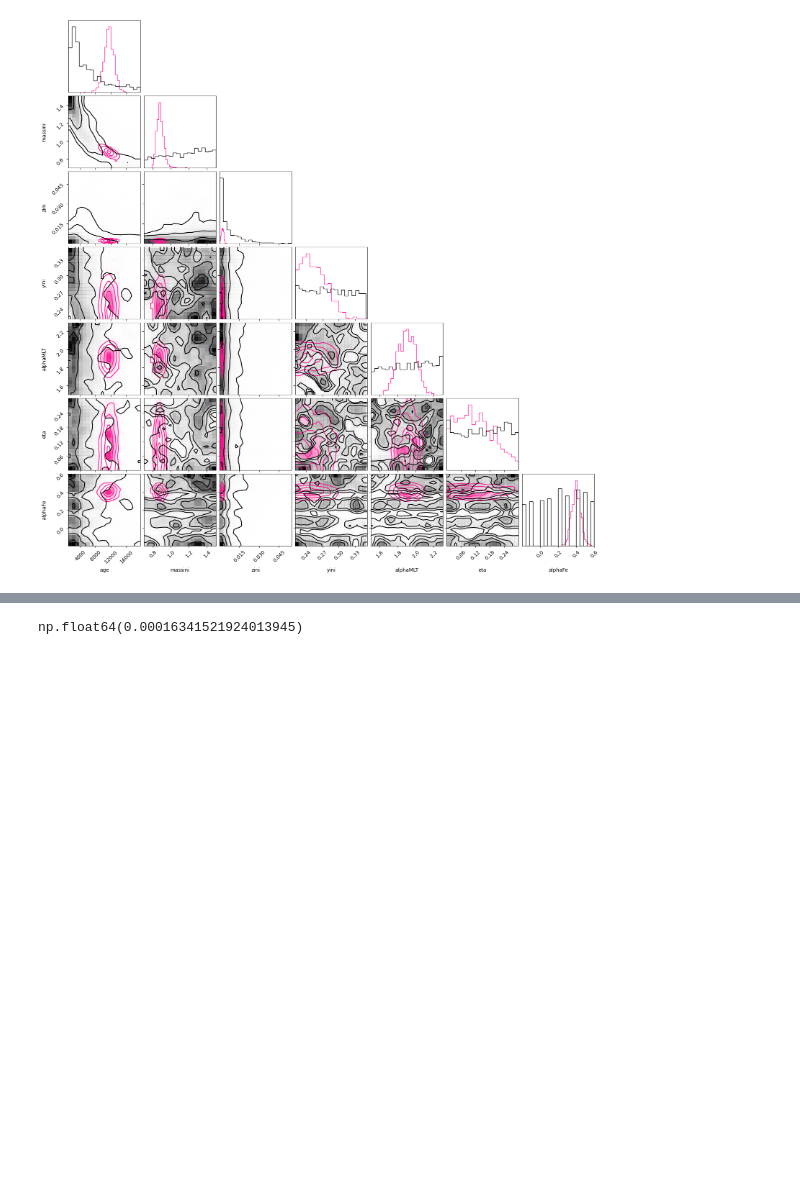
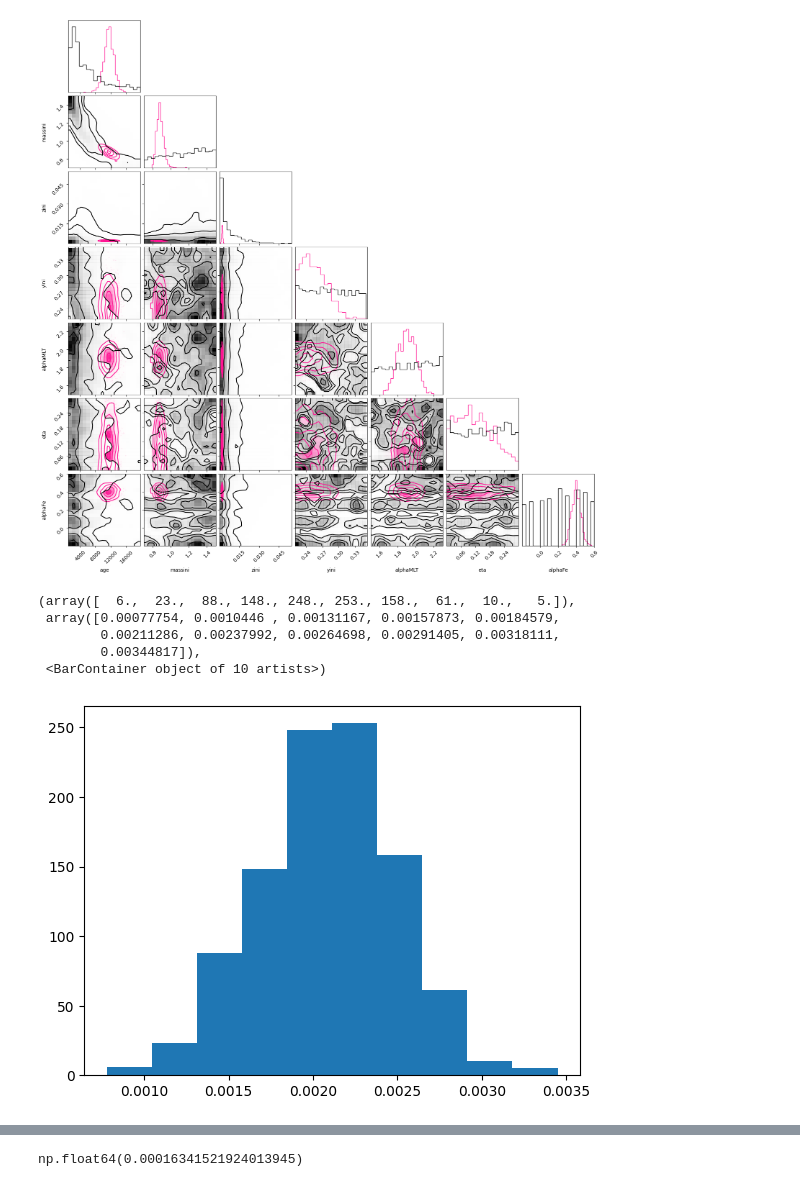
Before and after one commit to ehatt98/M4-hierarchical, a Jupyter notebook: notebooks/hierarchical-real.ipynb, the cells around one changed output, grey strips where cells are left out. Cells and saved outputs as stored; diff of their text form; code cells hidden in the pictures; blank space fills up the shorter version.

```diff
--- a/notebooks/hierarchical-real.ipynb
+++ b/notebooks/hierarchical-real.ipynb
@@ -239,6 +269,15 @@ plt.show()
 # %% [output]
 WARNING:root:Pandas support in corner is deprecated; use ArviZ directly
 [figure]
+# %%
+plt.hist(prior['zini'].T[0])
+# %% [output]
+(array([  6.,  23.,  88., 148., 248., 253., 158.,  61.,  10.,   5.]),
+ array([0.00077754, 0.0010446 , 0.00131167, 0.00157873, 0.00184579,
+        0.00211286, 0.00237992, 0.00264698, 0.00291405, 0.00318111,
+        0.00344817]),
+ <BarContainer object of 10 artists>)
+[figure, added]
 # %%
 mcmc.run(jax.random.PRNGKey(0),  uncs=unc, obs=obs)
 
```
Also changed, not shown: parts of 9 cells of this notebook, 2 other files.
